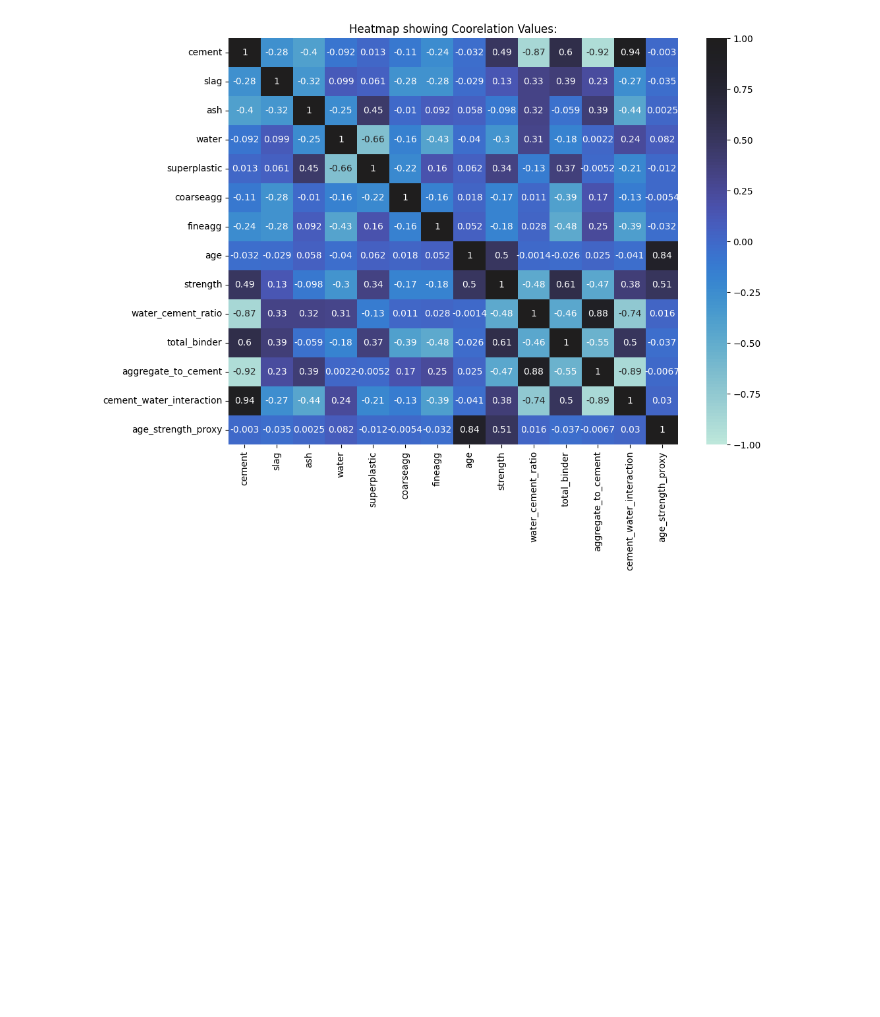
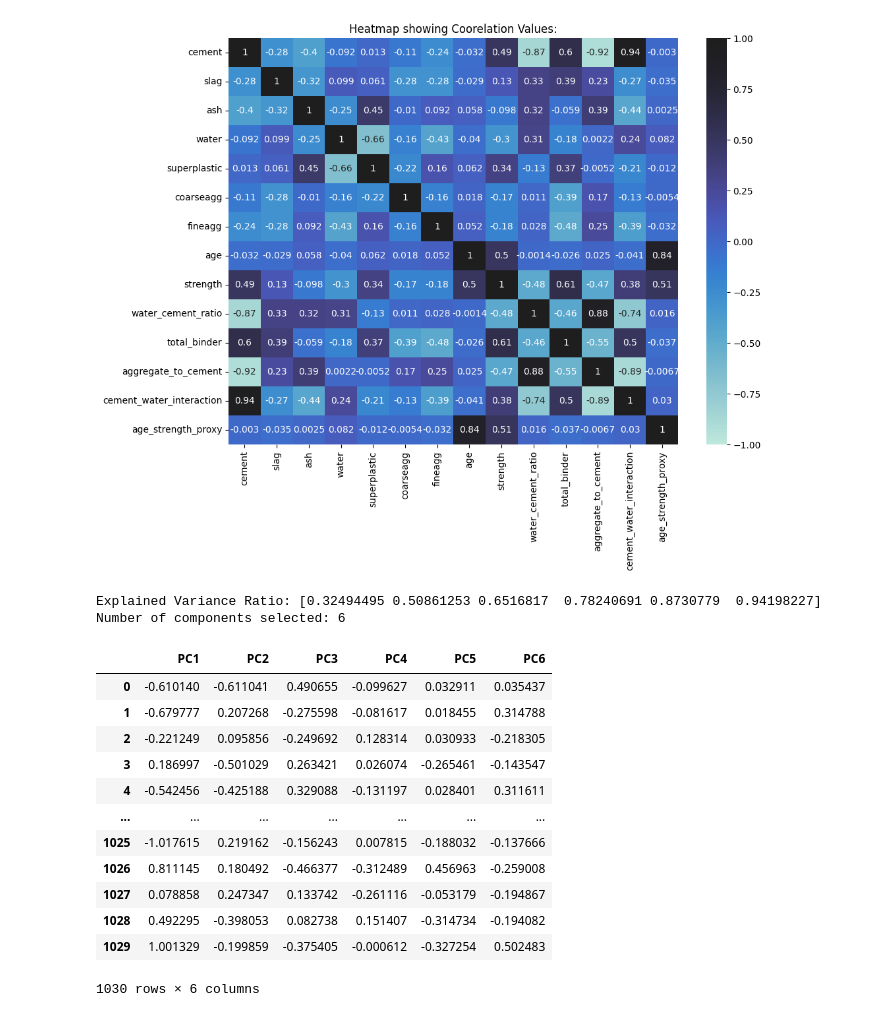
Before and after one commit to AdityaK1304/Cement_Strenght_Prediction_Model, a Jupyter notebook: research/model.ipynb, the cells around one changed output. Saved outputs shown, nothing was run; the diff lists cells and outputs as text; code cells hidden in the pictures; blank space fills up the shorter version.

```diff
--- a/research/model.ipynb
+++ b/research/model.ipynb
@@ -183,0 +195,52 @@ plt.show()
+# %%
+# Using PCA Concept:
+
+# Step 1: Standardize the data
+
+scaler = MinMaxScaler()
+X_scaled = scaler.fit_transform(df)
+
+# Step 2: Determine number of components to retain 90% variance
+
+for i in range(1, df.shape[1] + 1):
+    pca = PCA(n_components=i)
+    pca.fit(X_scaled)
+    evr = np.cumsum(pca.explained_variance_ratio_)
+    if evr[i - 1] >= 0.90:
+        pcs = i
+        break
+
+print("Explained Variance Ratio:", evr)
+print("Number of components selected:", pcs)
+
+# Step 3: Apply PCA
+
+pca = PCA(n_components=pcs)
+pca_data = pca.fit_transform(X_scaled)
+
+# Step 4: Create DataFrame
+
+pca_columns = [f'PC{j+1}' for j in range(pcs)]
+pca_df = pd.DataFrame(pca_data, columns=pca_columns)
+
+# Step 5: Join Target Column with PCA:
+
+
+
+pca_df
+# %% [output]
+Explained Variance Ratio: [0.32494495 0.50861253 0.6516817  0.78240691 0.8730779  0.94198227]
+Number of components selected: 6
+|  | PC1 | PC2 | PC3 | PC4 | PC5 | PC6 |
+| 0 | -0.610140 | -0.611041 | 0.490655 | -0.099627 | 0.032911 | 0.035437 |
+| 1 | -0.679777 | 0.207268 | -0.275598 | -0.081617 | 0.018455 | 0.314788 |
+| 2 | -0.221249 | 0.095856 | -0.249692 | 0.128314 | 0.030933 | -0.218305 |
+| 3 | 0.186997 | -0.501029 | 0.263421 | 0.026074 | -0.265461 | -0.143547 |
+| 4 | -0.542456 | -0.425188 | 0.329088 | -0.131197 | 0.028401 | 0.311611 |
+| ... | ... | ... | ... | ... | ... | ... |
+| 1025 | -1.017615 | 0.219162 | -0.156243 | 0.007815 | -0.188032 | -0.137666 |
+| 1026 | 0.811145 | 0.180492 | -0.466377 | -0.312489 | 0.456963 | -0.259008 |
+| 1027 | 0.078858 | 0.247347 | 0.133742 | -0.261116 | -0.053179 | -0.194867 |
+| 1028 | 0.492295 | -0.398053 | 0.082738 | 0.151407 | -0.314734 | -0.194082 |
+| 1029 | 1.001329 | -0.199859 | -0.375405 | -0.000612 | -0.327254 | 0.502483 |
+1030 rows × 6 columns
```
Also changed, not shown: parts of 6 cells of this notebook, 3 other files.
